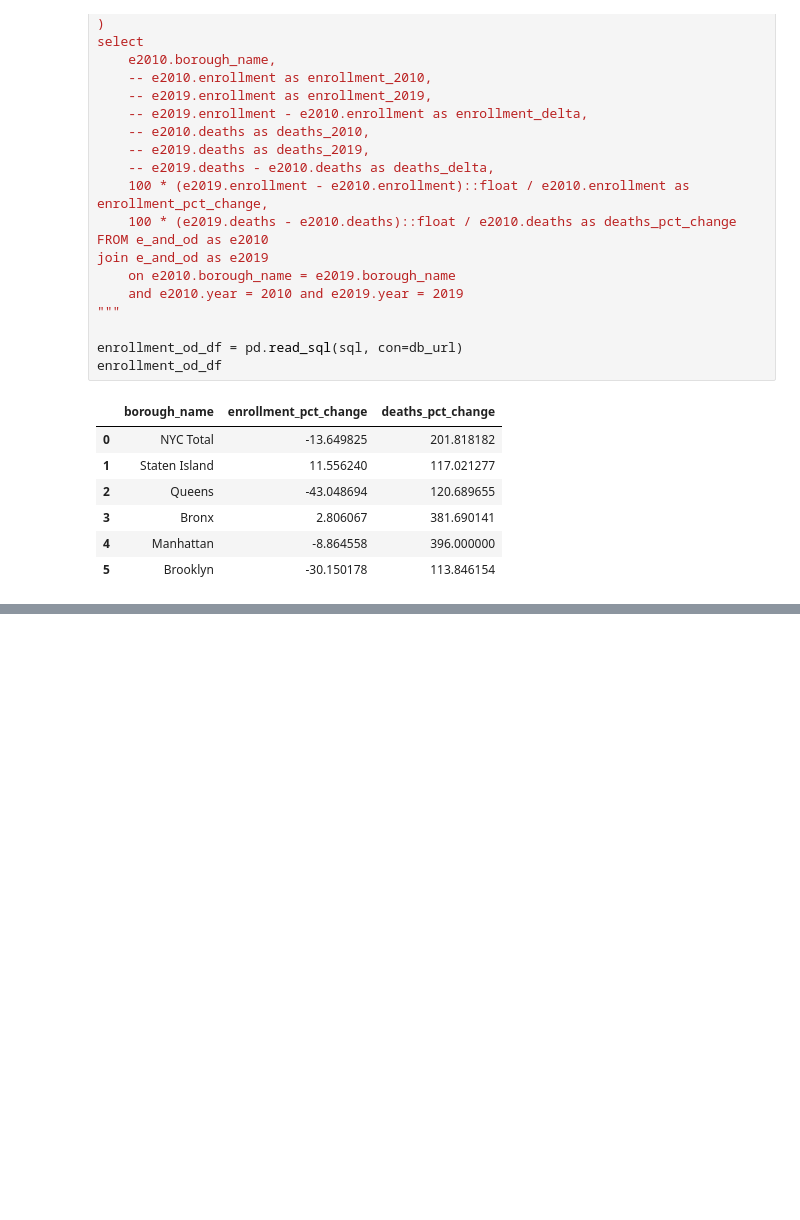
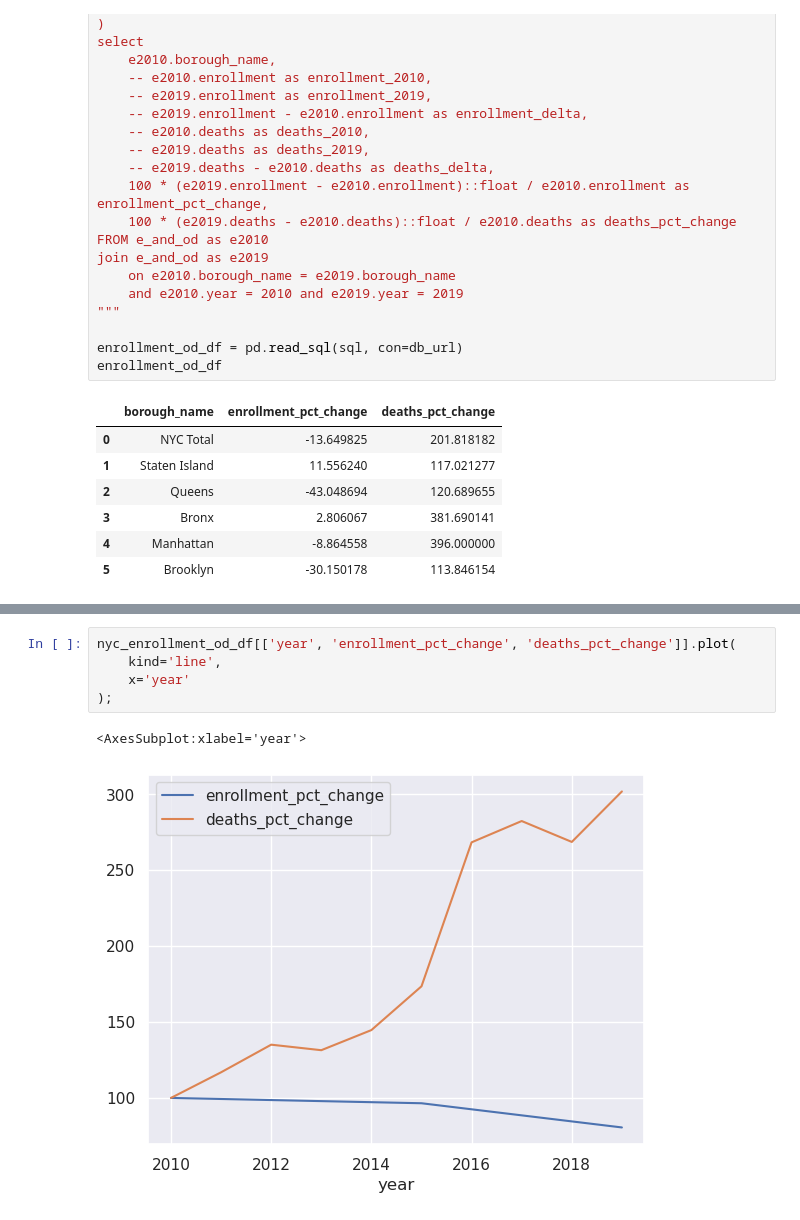
Before and after one commit to skritch/ghc-analysis, a Jupyter notebook: analysis/website_viz.ipynb, the cells around one changed output, grey strips where cells are left out. Drawn from its saved outputs; the diff is of its cells as text; blank space fills up the shorter version.

```diff
--- a/analysis/website_viz.ipynb
+++ b/analysis/website_viz.ipynb
@@ -342,0 +432,8 @@ category_changes_df.head(3).T
+# %%
+nyc_enrollment_od_df[['year', 'enrollment_pct_change', 'deaths_pct_change']].plot(
+    kind='line',
+    x='year'
+);
+# %% [output]
+<AxesSubplot:xlabel='year'>
+[figure, added]
```
Also changed, not shown: parts of 9 cells of this notebook, 33 other files.
